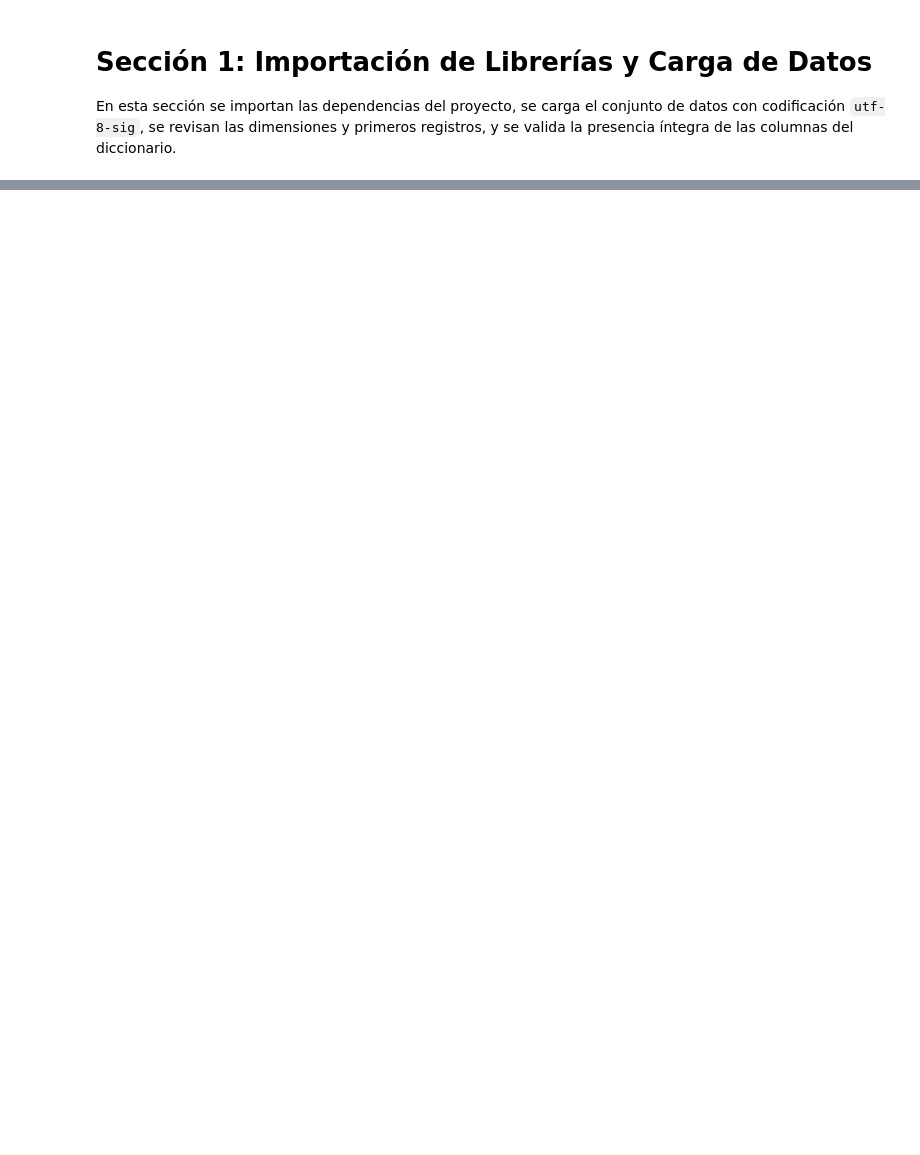
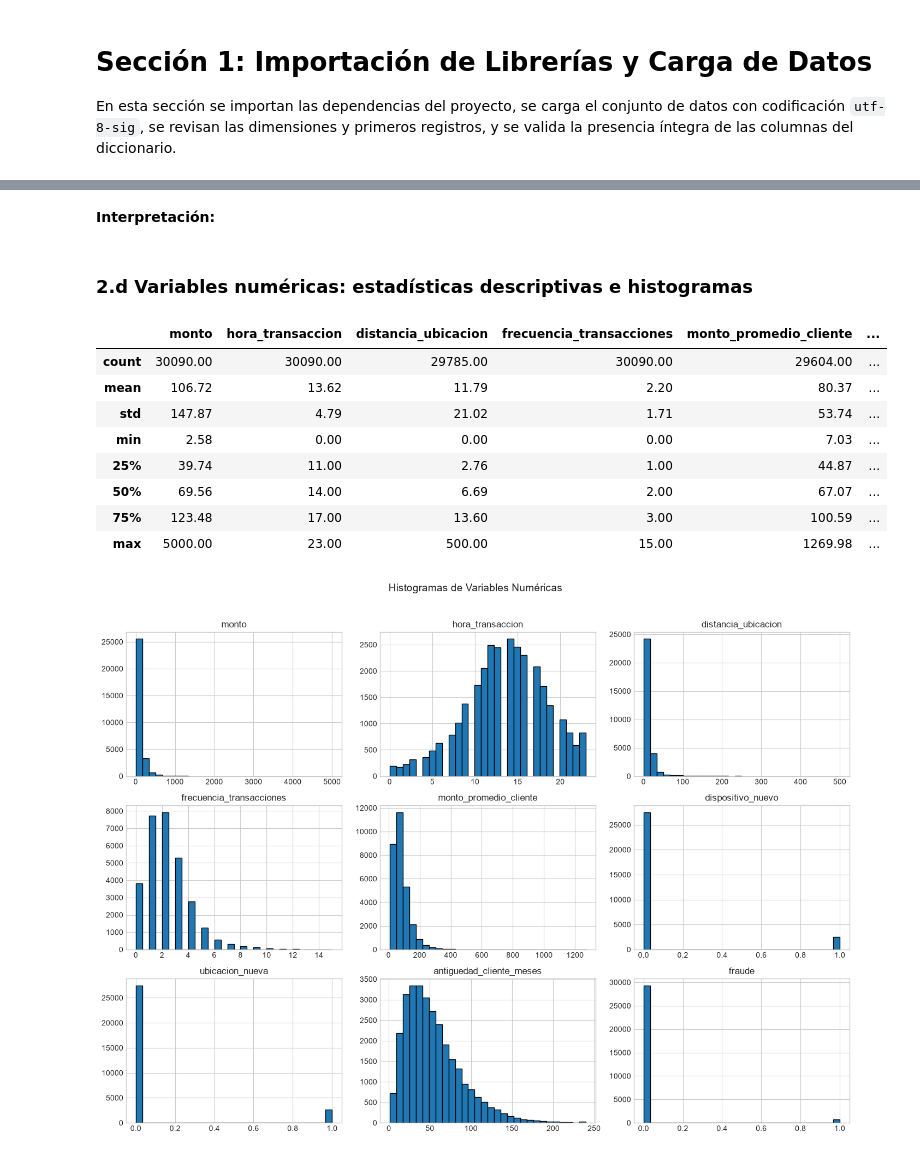
Before and after one commit to Leonardo2002AF/DETECCION_FRAUDEZ, a Jupyter notebook: fraude.ipynb, the cells around one changed output, grey strips where cells are left out. Saved outputs shown, nothing was run; the diff lists cells and outputs as text; code cells hidden in the pictures; blank space fills up the shorter version.

```diff
--- a/fraude.ipynb
+++ b/fraude.ipynb
@@ -83,0 +119,25 @@ Columnas esperadas: 13 | Columnas detectadas: 13
+# %% [markdown]
+**Interpretación:**
+# %% [markdown]
+### 2.d Variables numéricas: estadísticas descriptivas e histogramas
+# %%
+# Estadísticas descriptivas de variables numéricas
+display(df.describe().round(2))
+
+# Histogramas de distribución para variables numéricas
+num_cols = df.select_dtypes(include=[np.number]).columns
+df[num_cols].hist(figsize=(14, 10), bins=30, edgecolor="black", grid=True)
+plt.suptitle("Histogramas de Variables Numéricas", fontsize=14, y=1.02)
+plt.tight_layout()
+plt.show()
+# %% [output]
+|  | monto | hora_transaccion | distancia_ubicacion | frecuencia_transacciones | monto_promedio_cliente | ... |
+| count | 30090.00 | 30090.00 | 29785.00 | 30090.00 | 29604.00 | ... |
+| mean | 106.72 | 13.62 | 11.79 | 2.20 | 80.37 | ... |
+| std | 147.87 | 4.79 | 21.02 | 1.71 | 53.74 | ... |
+| min | 2.58 | 0.00 | 0.00 | 0.00 | 7.03 | ... |
+| 25% | 39.74 | 11.00 | 2.76 | 1.00 | 44.87 | ... |
+| 50% | 69.56 | 14.00 | 6.69 | 2.00 | 67.07 | ... |
+| 75% | 123.48 | 17.00 | 13.60 | 3.00 | 100.59 | ... |
+| max | 5000.00 | 23.00 | 500.00 | 15.00 | 1269.98 | ... |
+[figure, added]
```
Also changed, not shown: parts of 20 cells of this notebook.
